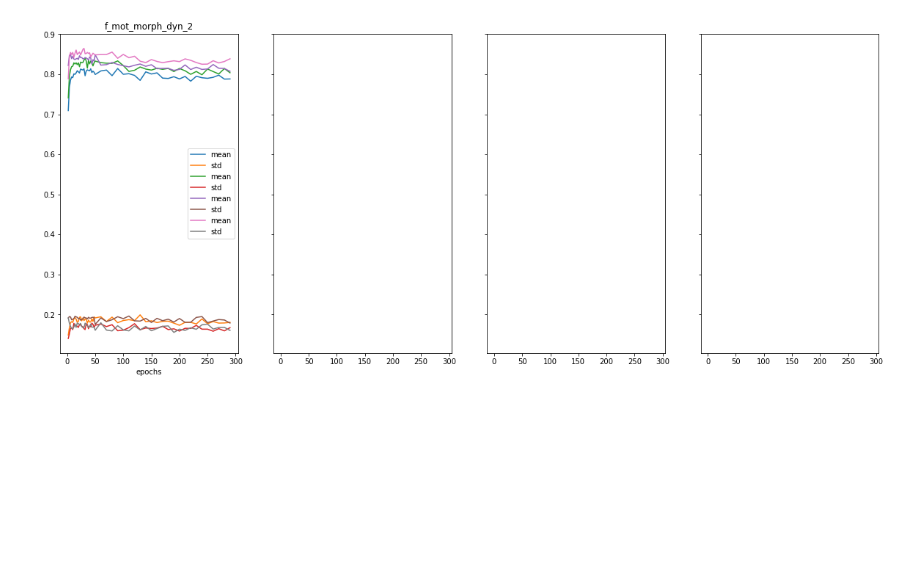
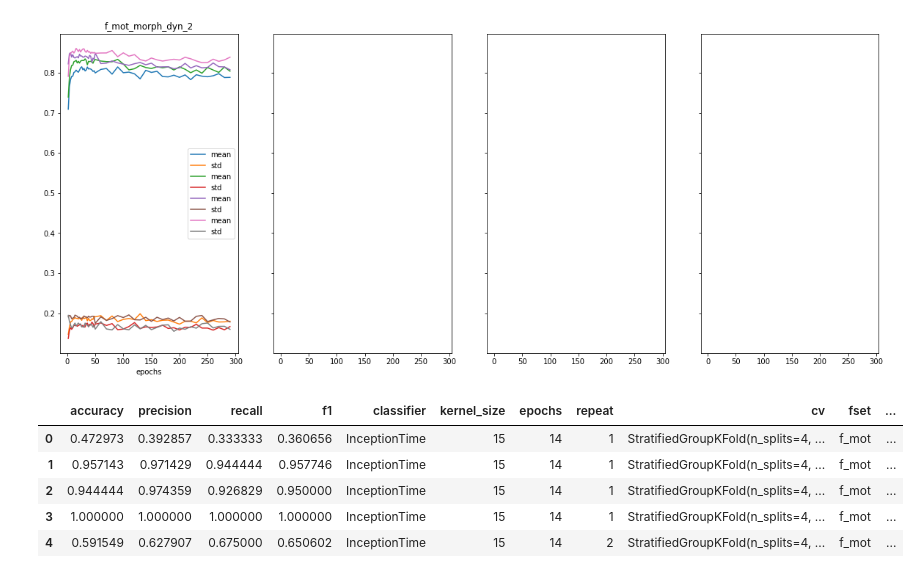
Before and after one commit to redchuk/n_track_ML, a Jupyter notebook: notebooks/plot_epoch_loop_outputs.ipynb, the cells around one changed output. Saved outputs shown, nothing was run; the diff lists cells and outputs as text; code cells hidden in the pictures; blank space fills up the shorter version.

```diff
--- a/notebooks/plot_epoch_loop_outputs.ipynb
+++ b/notebooks/plot_epoch_loop_outputs.ipynb
@@ -176,3 +183,14 @@ for fset in grp['fset'].unique():
     #i = i+1
 # %% [output]
 [figure]
+# %%
+dfn2b = read_output_files(output_dirs_norm2b)
+dfn2b = dfn2b[dfn2b['epochs']<=80]
+dfn2b.head()
+# %% [output]
+|  | accuracy | precision | recall | f1 | classifier | kernel_size | epochs | repeat | cv | fset | ... |
+| 0 | 0.472973 | 0.392857 | 0.333333 | 0.360656 | InceptionTime | 15 | 14 | 1 | StratifiedGroupKFold(n_splits=4, ... | f_mot | ... |
+| 1 | 0.957143 | 0.971429 | 0.944444 | 0.957746 | InceptionTime | 15 | 14 | 1 | StratifiedGroupKFold(n_splits=4, ... | f_mot | ... |
+| 2 | 0.944444 | 0.974359 | 0.926829 | 0.950000 | InceptionTime | 15 | 14 | 1 | StratifiedGroupKFold(n_splits=4, ... | f_mot | ... |
+| 3 | 1.000000 | 1.000000 | 1.000000 | 1.000000 | InceptionTime | 15 | 14 | 1 | StratifiedGroupKFold(n_splits=4, ... | f_mot | ... |
+| 4 | 0.591549 | 0.627907 | 0.675000 | 0.650602 | InceptionTime | 15 | 14 | 2 | StratifiedGroupKFold(n_splits=4, ... | f_mot | ... |
```
Also changed, not shown: parts of 8 cells of this notebook.
